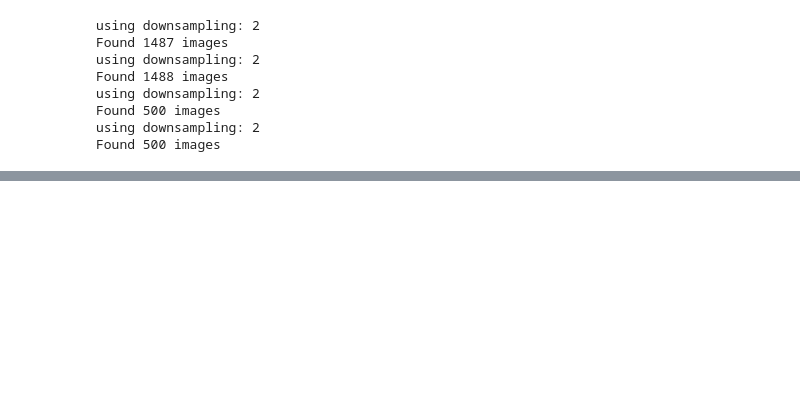
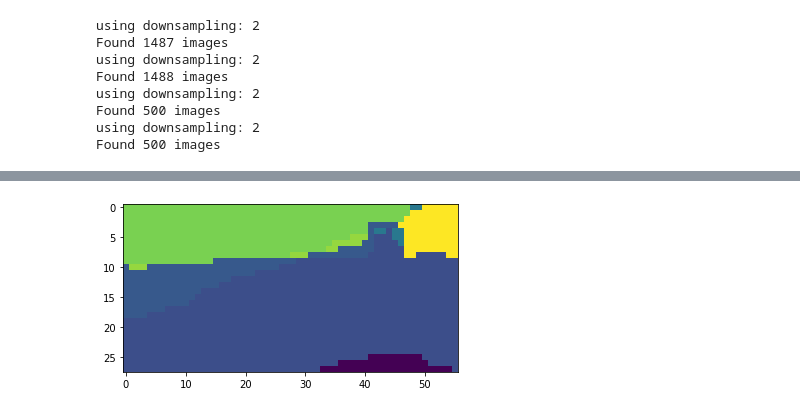
Before and after one commit to yuan1998jeff/ECE269_final_project, a Jupyter notebook: model/fasterSeg_LBT.ipynb, the cells around one changed output, grey strips where cells are left out. Drawn from its saved outputs; the diff is of its cells as text; code cells hidden in the pictures; blank space fills up the shorter version.

```diff
--- a/model/fasterSeg_LBT.ipynb
+++ b/model/fasterSeg_LBT.ipynb
@@ -95,0 +323,3 @@ loss = criterion(logits, labels)
+# %%
+imgs = imgs.cuda()
+imgs = imgs.to(dtype=torch.float)
@@ -96,2 +331,2 @@ loss = criterion(logits, labels)
 # %%
-loss_model = model._loss(imgs, labels)
+out_1 = model(imgs)
@@ -100,0 +333,9 @@ architect.step1(imgs, labels, imgs_val, labels_val, imgs_unlabeled, base_lr, opt
+# %%
+_, pred_1 = torch.max(out_1[4], 1)
+# %%
+pred_1 = pred_1.detach().cpu().numpy()
+# %%
+plt.imshow(pred_1[1])
+plt.show()
+# %% [output]
+[figure, added]
```
Also changed, not shown: parts of 16 cells of this notebook, 8 other files.
